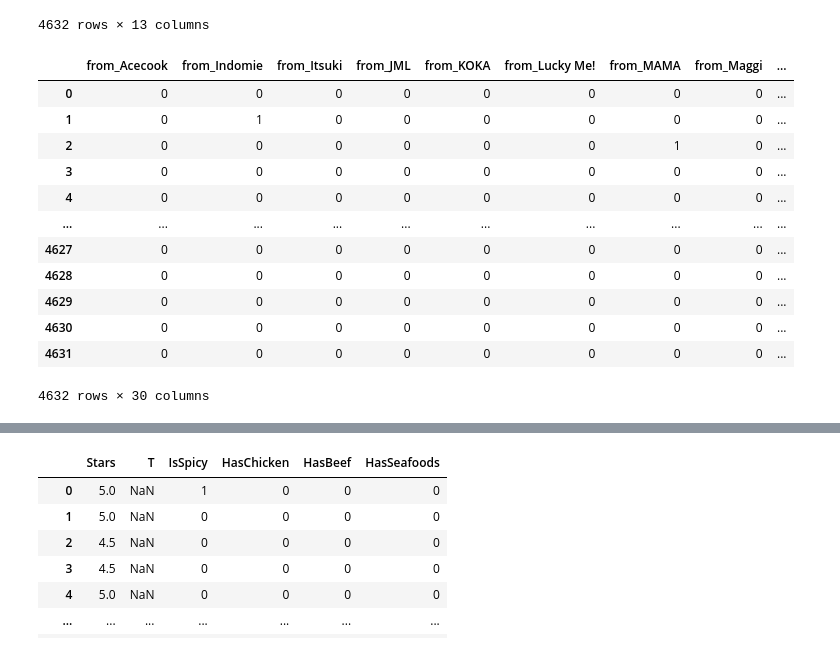
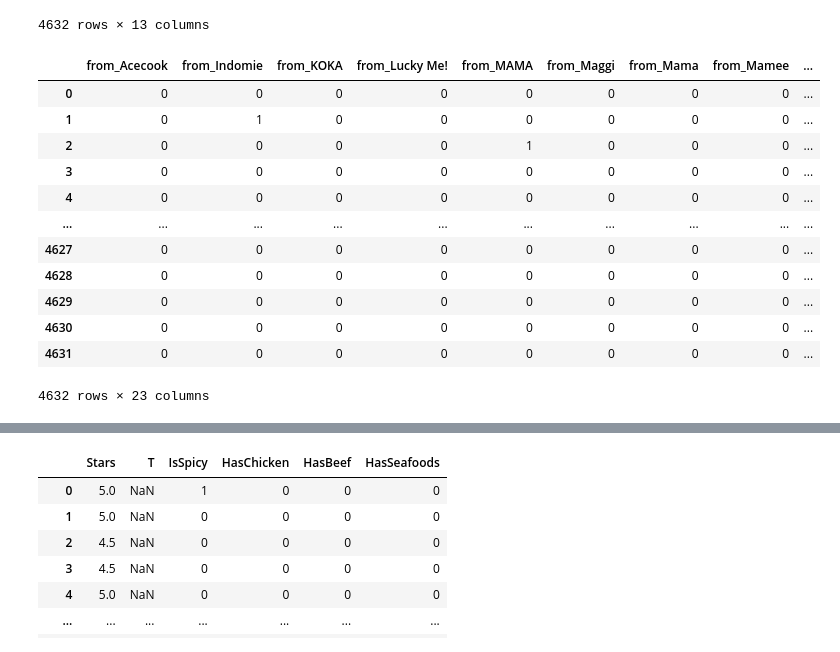
Before and after one commit to tantlu/ramen_rating_2024, a Jupyter notebook: data_exploration.ipynb, the cells around one changed output, grey strips where cells are left out. Drawn from its saved outputs; the diff is of its cells as text; code cells hidden in the pictures.

```diff
--- a/data_exploration.ipynb
+++ b/data_exploration.ipynb
@@ -469,7 +461,7 @@ plt.hist(nonspicy_df['Stars'], alpha=0.5, color="blue")
 Part III : Data Preparation
 # %%
 #phan tich cot brand
-top_brand = df['Brand'].value_counts()[:30]
+top_brand = df['Brand'].value_counts()[:22]
 top_brand
 # %% [output]
 Brand
@@ -553,7 +545,7 @@ df
 4632 rows × 12 columns
 # %%
 #phan tich cot Country
-top_country = df['Country'].value_counts()[:11]
+top_country = df['Country'].value_counts()[:10]
 
 new_country = []
 
@@ -580,14 +572,14 @@ df
 | 4631 | Westbrae | Miso Ramen | Pack | United States | 0.5 | NaN | 0 | 0 | 0 | 0 | ... |
 4632 rows × 13 columns
 # %%
-brand_dummy = pd.get_dummies(df['TopBrand'], drop_first=True, prefix="from")
+brand_dummy = pd.get_dummies(df['TopBrand'], prefix="from")
 brand_dummy = brand_dummy.astype(int)
 brand_dummy
 # %% [output]
-|  | from_Acecook | from_Indomie | from_Itsuki | from_JML | from_KOKA | from_Lucky Me! | from_MAMA | from_Maggi | ... |
+|  | from_Acecook | from_Indomie | from_KOKA | from_Lucky Me! | from_MAMA | from_Maggi | from_Mama | from_Mamee | ... |
 | 0 | 0 | 0 | 0 | 0 | 0 | 0 | 0 | 0 | ... |
 | 1 | 0 | 1 | 0 | 0 | 0 | 0 | 0 | 0 | ... |
-| 2 | 0 | 0 | 0 | 0 | 0 | 0 | 1 | 0 | ... |
+| 2 | 0 | 0 | 0 | 0 | 1 | 0 | 0 | 0 | ... |
 | 3 | 0 | 0 | 0 | 0 | 0 | 0 | 0 | 0 | ... |
 | 4 | 0 | 0 | 0 | 0 | 0 | 0 | 0 | 0 | ... |
 | ... | ... | ... | ... | ... | ... | ... | ... | ... | ... |
@@ -596,5 +588,5 @@ brand_dummy
 | 4629 | 0 | 0 | 0 | 0 | 0 | 0 | 0 | 0 | ... |
 | 4630 | 0 | 0 | 0 | 0 | 0 | 0 | 0 | 0 | ... |
 | 4631 | 0 | 0 | 0 | 0 | 0 | 0 | 0 | 0 | ... |
-4632 rows × 30 columns
+4632 rows × 23 columns
 # %%
```
Also changed, not shown: parts of 10 cells of this notebook, 17 other files.
